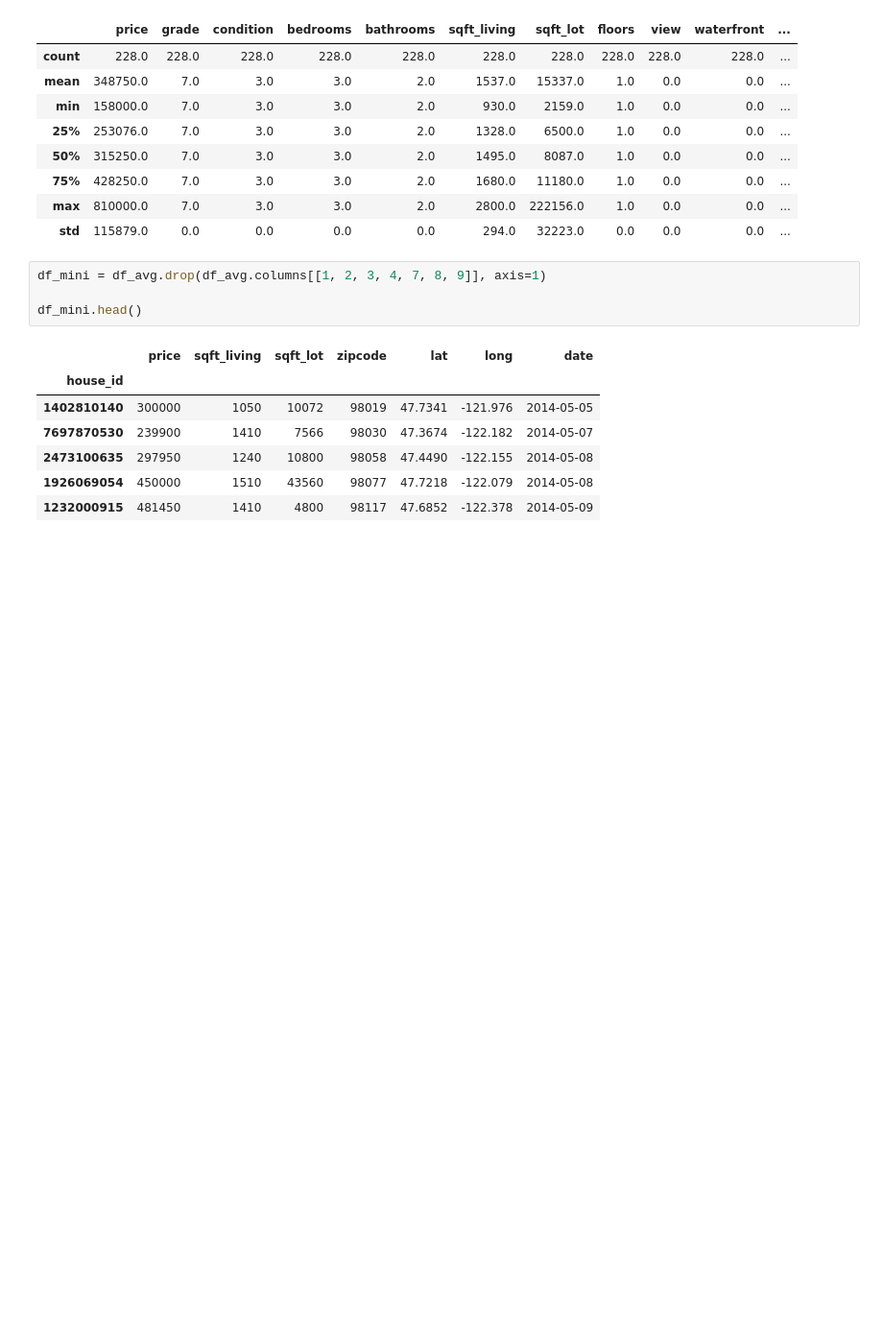
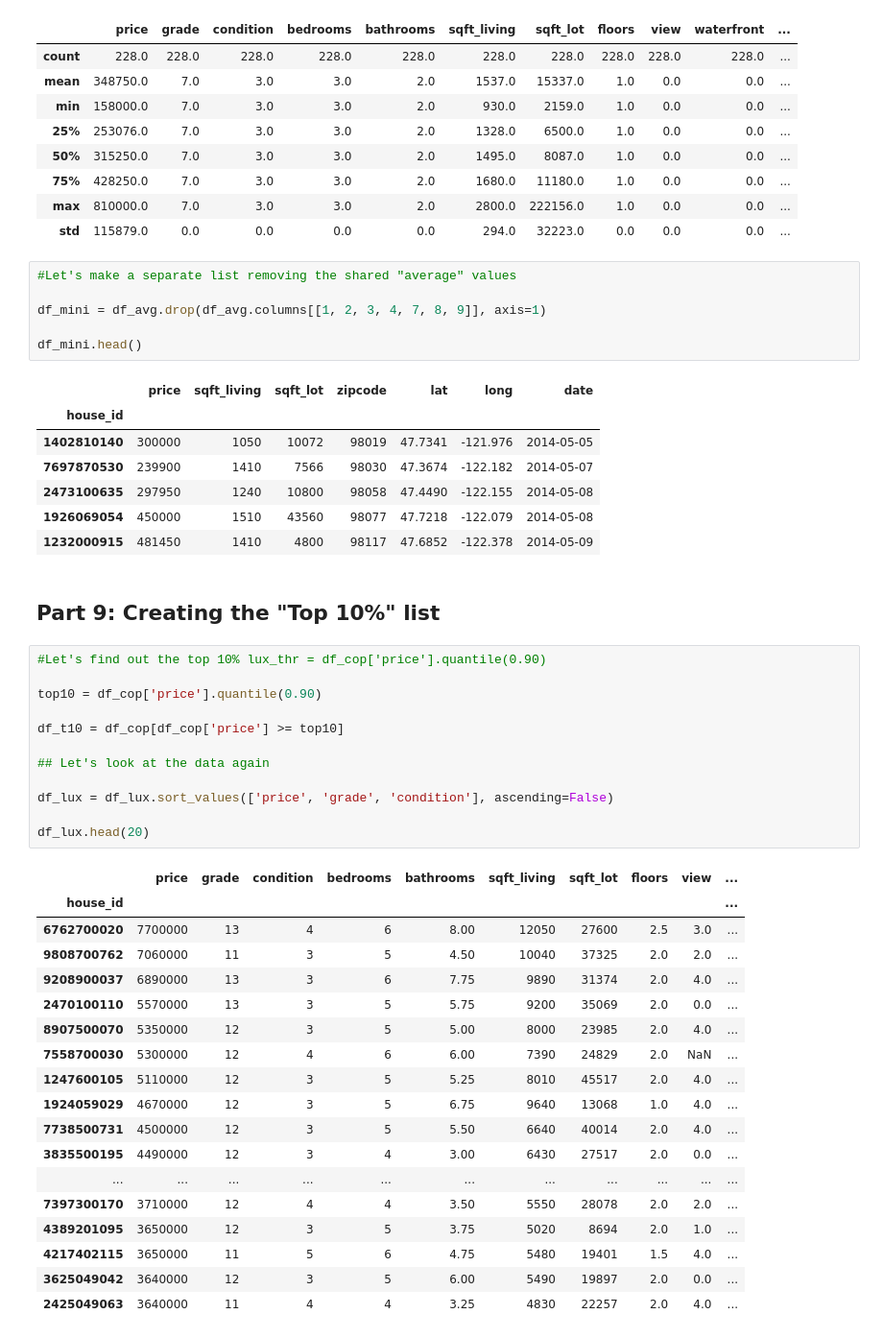
Before and after one commit to lingriosmichael/eda_template, a Jupyter notebook: ash_project.ipynb, the cells around one changed output. Shown at 96% size. Cells and saved outputs as stored; diff of their text form; blank space fills up the shorter version.

```diff
--- a/ash_project.ipynb
+++ b/ash_project.ipynb
@@ -406,6 +376,8 @@ df_avg.describe().round(0)
 | max | 810000.0 | 7.0 | 3.0 | 3.0 | 2.0 | 2800.0 | 222156.0 | 1.0 | 0.0 | 0.0 | ... |
 | std | 115879.0 | 0.0 | 0.0 | 0.0 | 0.0 | 294.0 | 32223.0 | 0.0 | 0.0 | 0.0 | ... |
 # %%
+#Let's make a separate list removing the shared "average" values
+
 df_mini = df_avg.drop(df_avg.columns[[1, 2, 3, 4, 7, 8, 9]], axis=1)
 
 df_mini.head()
@@ -417,3 +389,36 @@ df_mini.head()
 | 2473100635 | 297950 | 1240 | 10800 | 98058 | 47.4490 | -122.155 | 2014-05-08 |
 | 1926069054 | 450000 | 1510 | 43560 | 98077 | 47.7218 | -122.079 | 2014-05-08 |
 | 1232000915 | 481450 | 1410 | 4800 | 98117 | 47.6852 | -122.378 | 2014-05-09 |
+# %% [markdown]
+## Part 9: Creating the "Top 10%" list
+# %%
+#Let's find out the top 10% lux_thr = df_cop['price'].quantile(0.90)
+
+top10 = df_cop['price'].quantile(0.90)
+
+df_t10 = df_cop[df_cop['price'] >= top10]
+
+## Let's look at the data again
+
+df_lux = df_lux.sort_values(['price', 'grade', 'condition'], ascending=False)
+
+df_lux.head(20)
+# %% [output]
+|  | price | grade | condition | bedrooms | bathrooms | sqft_living | sqft_lot | floors | view | ... |
+| house_id |  |  |  |  |  |  |  |  |  | ... |
+| 6762700020 | 7700000 | 13 | 4 | 6 | 8.00 | 12050 | 27600 | 2.5 | 3.0 | ... |
+| 9808700762 | 7060000 | 11 | 3 | 5 | 4.50 | 10040 | 37325 | 2.0 | 2.0 | ... |
+| 9208900037 | 6890000 | 13 | 3 | 6 | 7.75 | 9890 | 31374 | 2.0 | 4.0 | ... |
+| 2470100110 | 5570000 | 13 | 3 | 5 | 5.75 | 9200 | 35069 | 2.0 | 0.0 | ... |
+| 8907500070 | 5350000 | 12 | 3 | 5 | 5.00 | 8000 | 23985 | 2.0 | 4.0 | ... |
+| 7558700030 | 5300000 | 12 | 4 | 6 | 6.00 | 7390 | 24829 | 2.0 | NaN | ... |
+| 1247600105 | 5110000 | 12 | 3 | 5 | 5.25 | 8010 | 45517 | 2.0 | 4.0 | ... |
+| 1924059029 | 4670000 | 12 | 3 | 5 | 6.75 | 9640 | 13068 | 1.0 | 4.0 | ... |
+| 7738500731 | 4500000 | 12 | 3 | 5 | 5.50 | 6640 | 40014 | 2.0 | 4.0 | ... |
+| 3835500195 | 4490000 | 12 | 3 | 4 | 3.00 | 6430 | 27517 | 2.0 | 0.0 | ... |
+| ... | ... | ... | ... | ... | ... | ... | ... | ... | ... | ... |
+| 7397300170 | 3710000 | 12 | 4 | 4 | 3.50 | 5550 | 28078 | 2.0 | 2.0 | ... |
+| 4389201095 | 3650000 | 12 | 3 | 5 | 3.75 | 5020 | 8694 | 2.0 | 1.0 | ... |
+| 4217402115 | 3650000 | 11 | 5 | 6 | 4.75 | 5480 | 19401 | 1.5 | 4.0 | ... |
+| 3625049042 | 3640000 | 12 | 3 | 5 | 6.00 | 5490 | 19897 | 2.0 | 0.0 | ... |
+| 2425049063 | 3640000 | 11 | 4 | 4 | 3.25 | 4830 | 22257 | 2.0 | 4.0 | ... |
```
Also changed, not shown: parts of 24 cells of this notebook.
